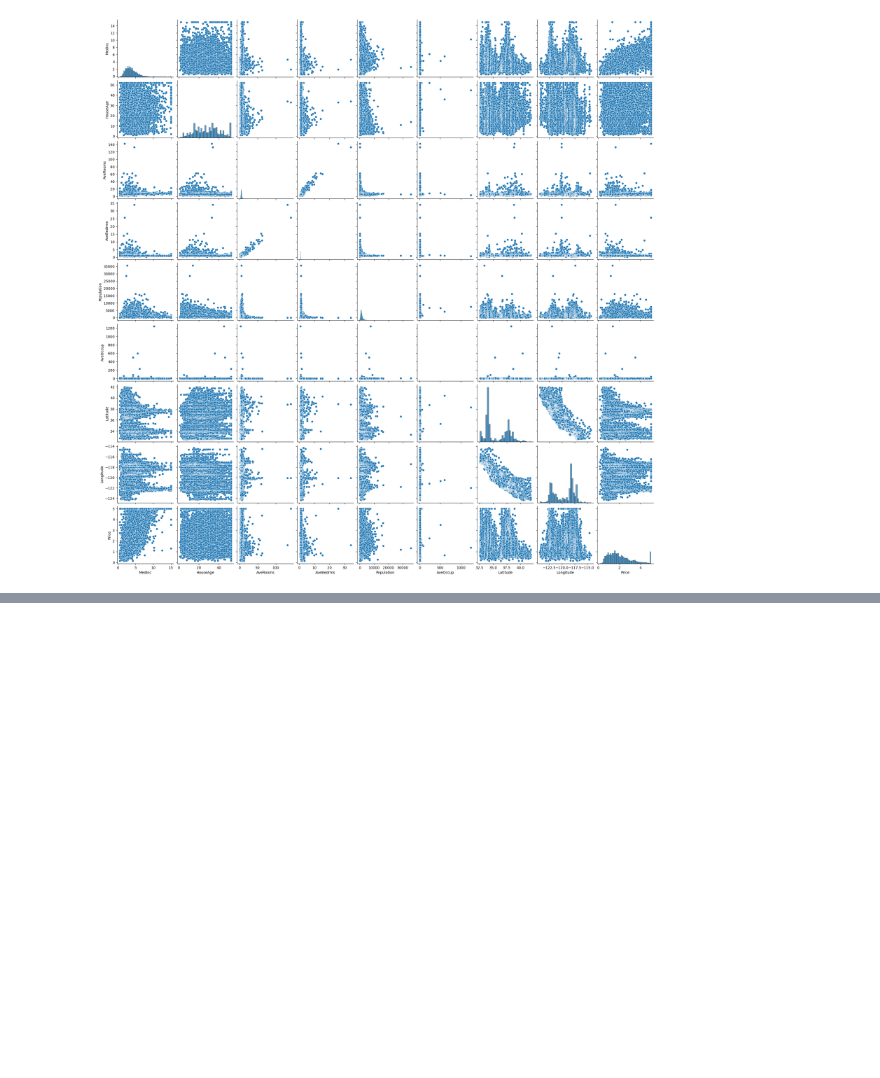
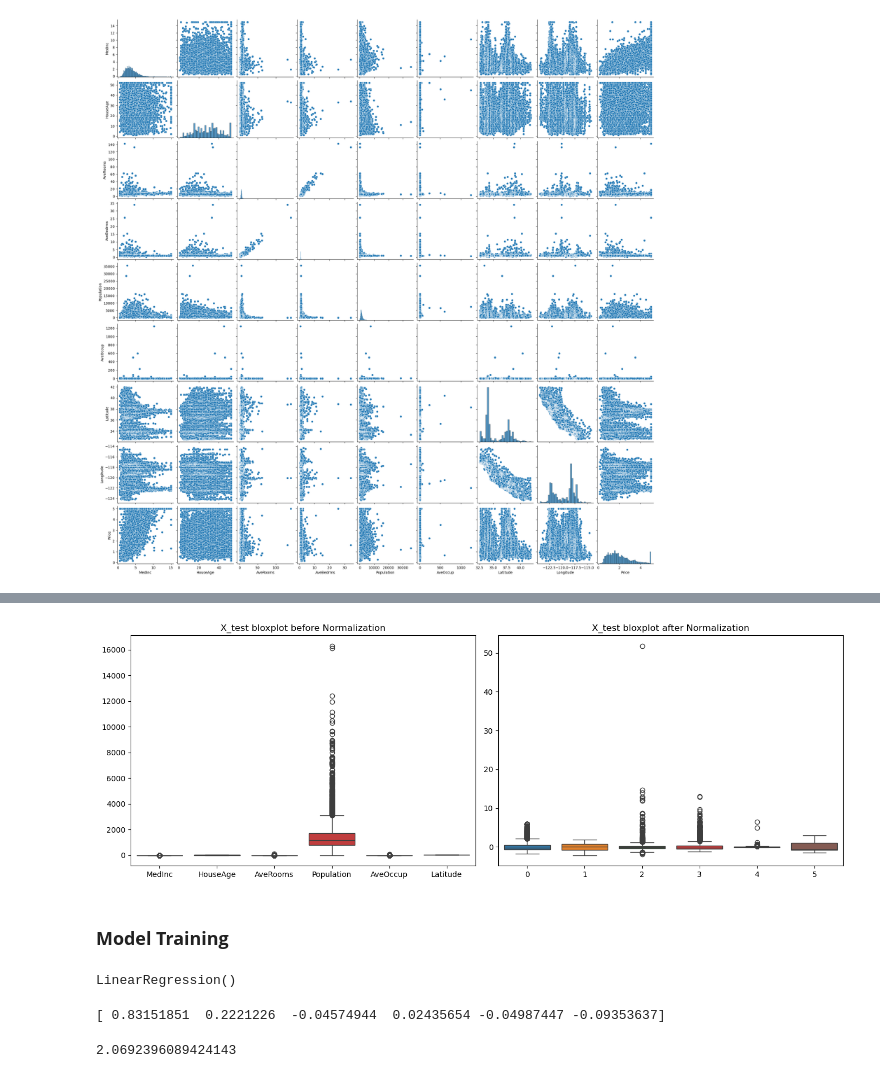
Before and after one commit to rudrapratap601/Analytics-ML-Projects, a Jupyter notebook: house_price_prediction/house_price_prediction_model.ipynb, the cells around one changed output, grey strips where cells are left out. Cells and saved outputs as stored; diff of their text form; code cells hidden in the pictures; blank space fills up the shorter version.

```diff
--- a/house_price_prediction/house_price_prediction_model.ipynb
+++ b/house_price_prediction/house_price_prediction_model.ipynb
@@ -162,0 +309,35 @@ sns.pairplot(df)
+# %%
+# Normalizing the X_test set data points
+X_test_norm = scaler.transform(X_test)
+# %%
+# Ploting the graph to check
+fig, axes = plt.subplots(nrows = 1, ncols = 2, figsize = (14, 5))
+
+sns.boxplot(X_test, ax = axes[0])
+axes[0].set_title("X_test bloxplot before Normalization")
+
+sns.boxplot(X_test_norm, ax = axes[1])
+axes[1].set_title("X_test bloxplot after Normalization")
+
+plt.tight_layout()
+plt.show()
+# %% [output]
+[figure, added]
+# %% [markdown]
+### **Model Training**
+# %%
+# Traning the model
+regression = LinearRegression()
+regression.fit(X_train_norm, Y_train)
+# %% [output]
+LinearRegression()
+# %%
+# Printing the coefficient
+print(regression.coef_)
+# %% [output]
+[ 0.83151851  0.2221226  -0.04574944  0.02435654 -0.04987447 -0.09353637]
+# %%
+# Printing the intercept
+print(regression.intercept_)
+# %% [output]
+2.0692396089424143
```
Also changed, not shown: parts of 15 cells of this notebook.
